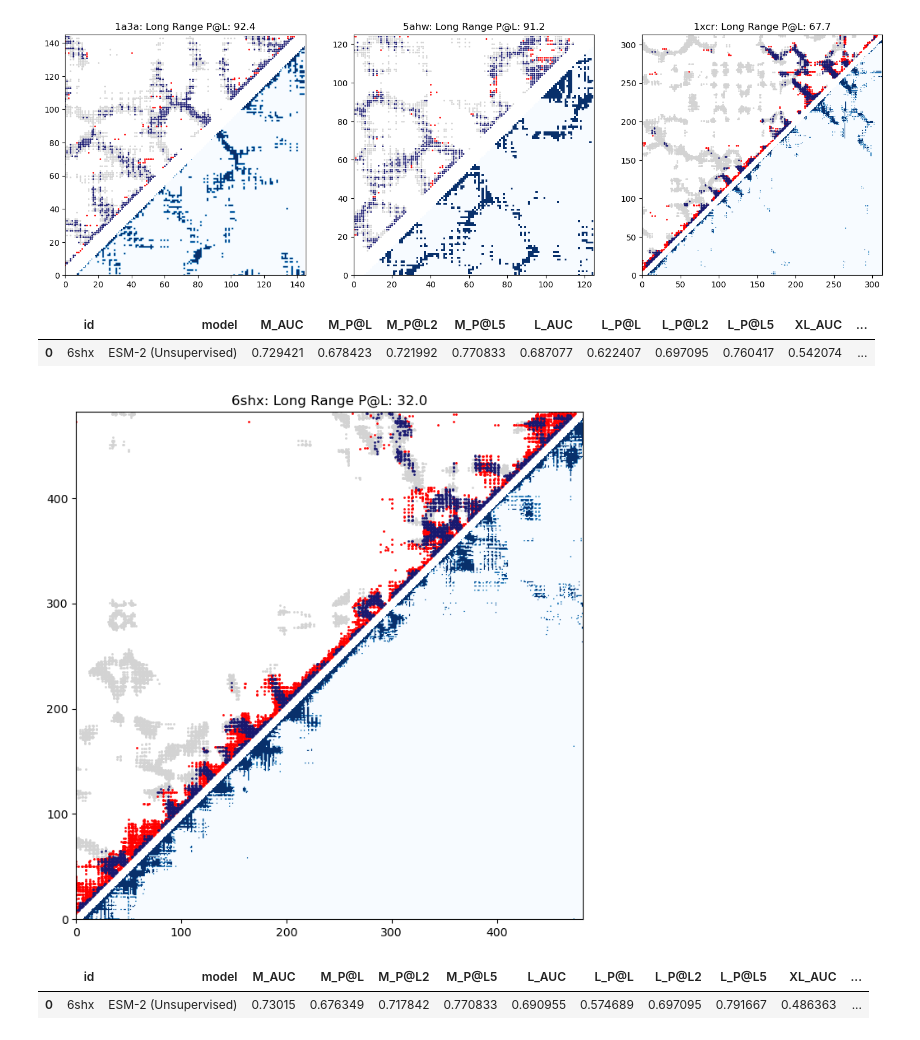
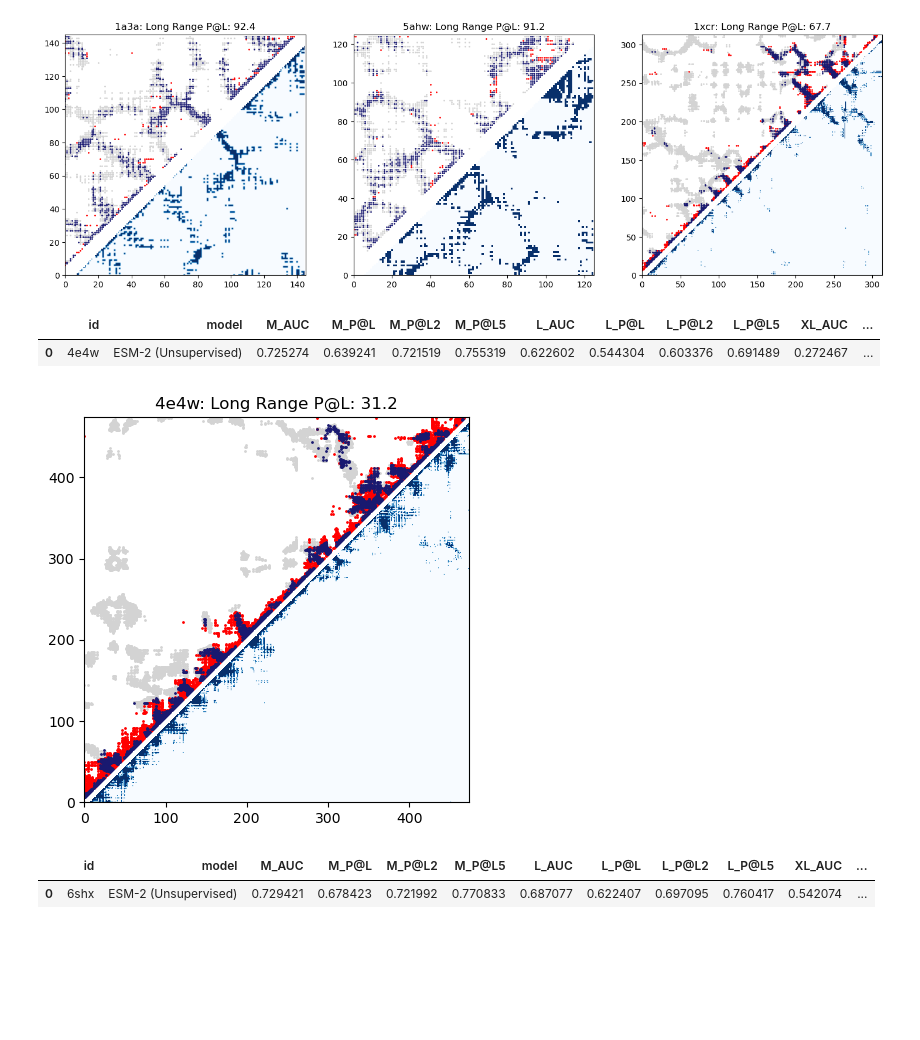
Before and after one commit to namagno/contact-prediction, a Jupyter notebook: contact_prediction.ipynb, the cells around one changed output. Drawn from its saved outputs; the diff is of its cells as text; code cells hidden in the pictures; blank space fills up the shorter version.

```diff
--- a/contact_prediction.ipynb
+++ b/contact_prediction.ipynb
@@ -298,6 +298,6 @@ esm2_batch_converter = esm2_alphabet.get_batch_converter()
 
 #esm2 = torch.load('trained_model_1024_BCE_6ep.pth') # V1
 
-#esm2 = torch.load("trained_model_tristan_esm2_t33_650M_UR50D_v2.pth") # V2
+esm2 = torch.load("trained_model_tristan_esm2_t33_650M_UR50D_v2.pth") # V2
 
 esm2 = esm2.eval()
@@ -438,14 +507,14 @@ esm2_results = pd.DataFrame(esm2_results)
 display(esm2_results)
 # %% [output]
 |  | id | model | M_AUC | M_P@L | M_P@L2 | M_P@L5 | L_AUC | L_P@L | L_P@L2 | L_P@L5 | XL_AUC | ... |
-| 0 | 6shx | ESM-2 (Unsupervised) | 0.729421 | 0.678423 | 0.721992 | 0.770833 | 0.687077 | 0.622407 | 0.697095 | 0.760417 | 0.542074 | ... |
+| 0 | 4e4w | ESM-2 (Unsupervised) | 0.725274 | 0.639241 | 0.721519 | 0.755319 | 0.622602 | 0.544304 | 0.603376 | 0.691489 | 0.272467 | ... |
 # %%
-fig, axes = plt.subplots(figsize=(12, 8), ncols=1)
+fig, axes = plt.subplots(figsize=(7, 5), ncols=1)
 prediction = esm2_predictions[name] > 0.5
 target = contacts[name]
 plot_contacts_and_predictions(
     prediction, target, title = lambda prec: f"{name}: Long Range P@L: {100 * prec:0.1f}"
 )
 plt.show()
 # %% [output]
-[figure, old version]
+[figure, new version]
@@ -465,5 +532,5 @@ esm2_results = pd.DataFrame(esm2_results)
 display(esm2_results)
 # %% [output]
 |  | id | model | M_AUC | M_P@L | M_P@L2 | M_P@L5 | L_AUC | L_P@L | L_P@L2 | L_P@L5 | XL_AUC | ... |
-| 0 | 6shx | ESM-2 (Unsupervised) | 0.73015 | 0.676349 | 0.717842 | 0.770833 | 0.690955 | 0.574689 | 0.697095 | 0.791667 | 0.486363 | ... |
+| 0 | 6shx | ESM-2 (Unsupervised) | 0.729421 | 0.678423 | 0.721992 | 0.770833 | 0.687077 | 0.622407 | 0.697095 | 0.760417 | 0.542074 | ... |
 # %%
```
Also changed, not shown: parts of 37 cells of this notebook.
